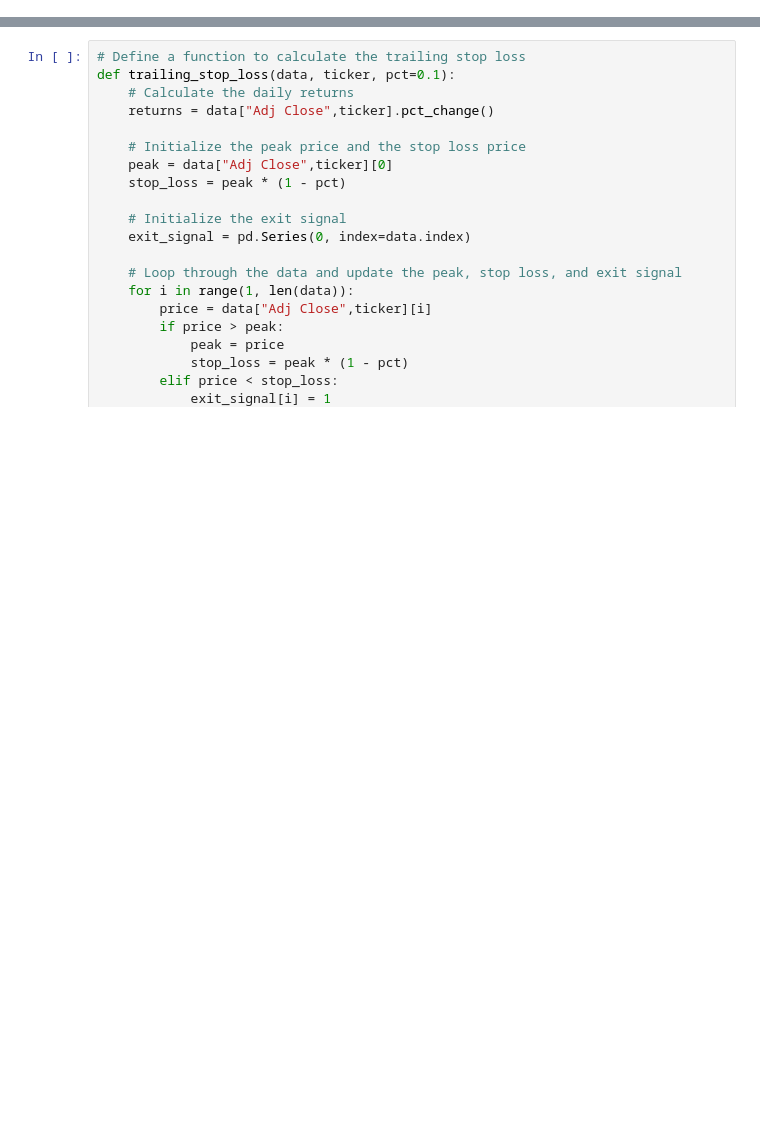
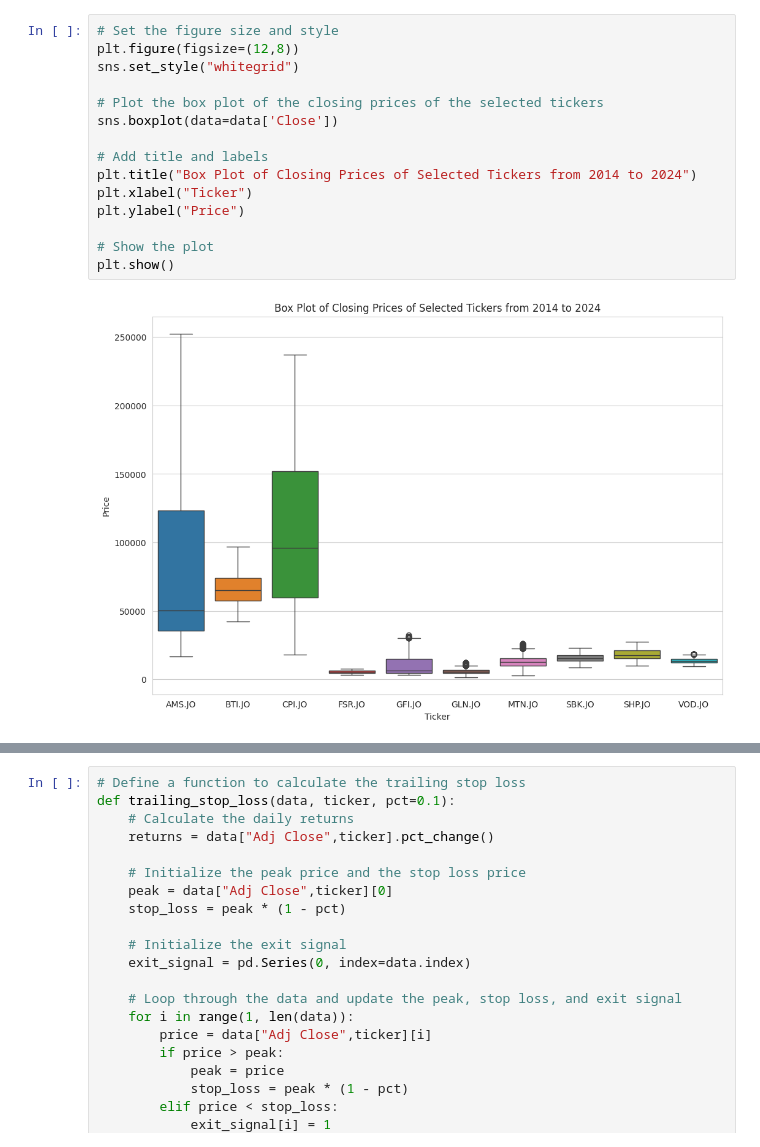
Before and after one commit to 1980zemira/Debunking-Market-Myth, a Jupyter notebook: Capstone_code_working_doc.ipynb, the cells around one changed output, grey strips where cells are left out. Drawn from its saved outputs; the diff is of its cells as text; blank space fills up the shorter version.

```diff
--- a/Capstone_code_working_doc.ipynb
+++ b/Capstone_code_working_doc.ipynb
@@ -42,0 +148,17 @@ data = yf.download(tickers, start="2014-01-01", end="2024-01-01")
+# %%
+# Set the figure size and style
+plt.figure(figsize=(12,8))
+sns.set_style("whitegrid")
+
+# Plot the box plot of the closing prices of the selected tickers
+sns.boxplot(data=data['Close'])
+
+# Add title and labels
+plt.title("Box Plot of Closing Prices of Selected Tickers from 2014 to 2024")
+plt.xlabel("Ticker")
+plt.ylabel("Price")
+
+# Show the plot
+plt.show()
+# %% [output]
+[figure, added]
```
Also changed, not shown: parts of 22 cells of this notebook.
